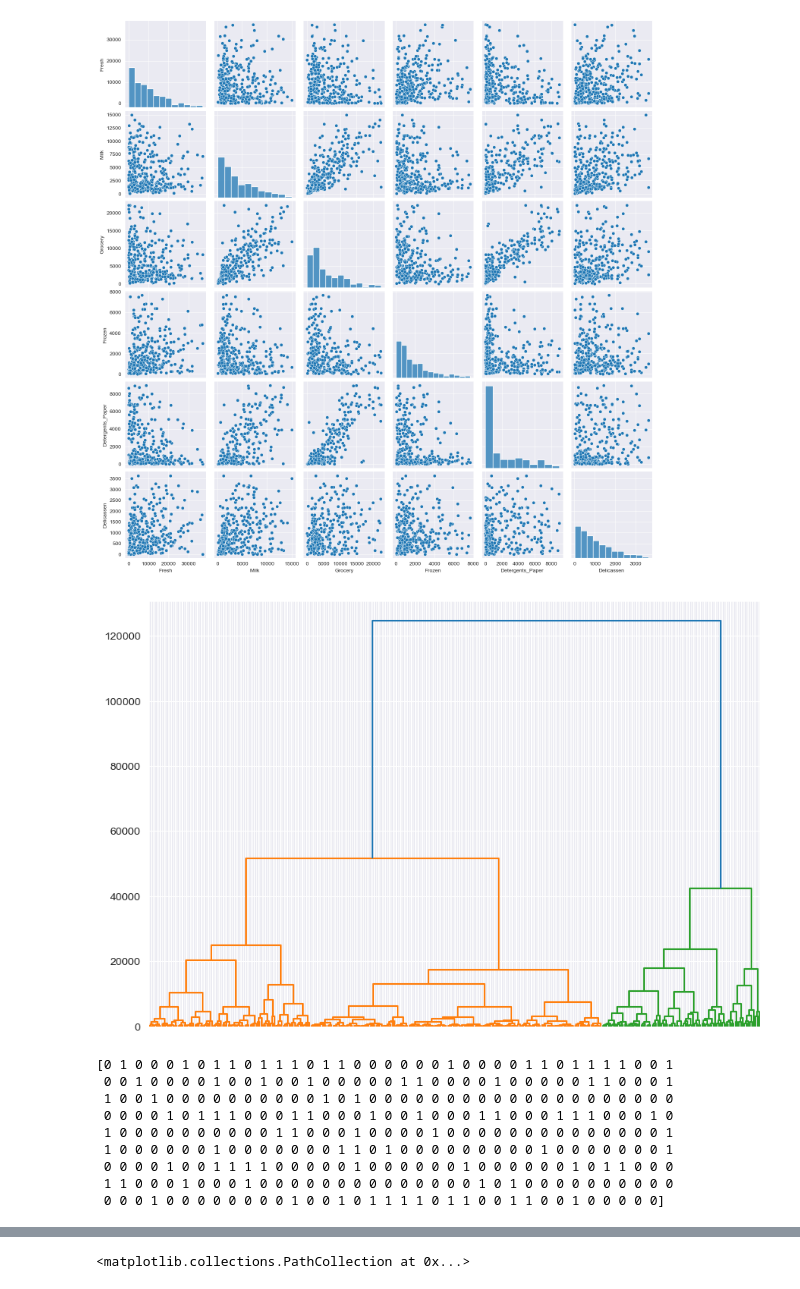
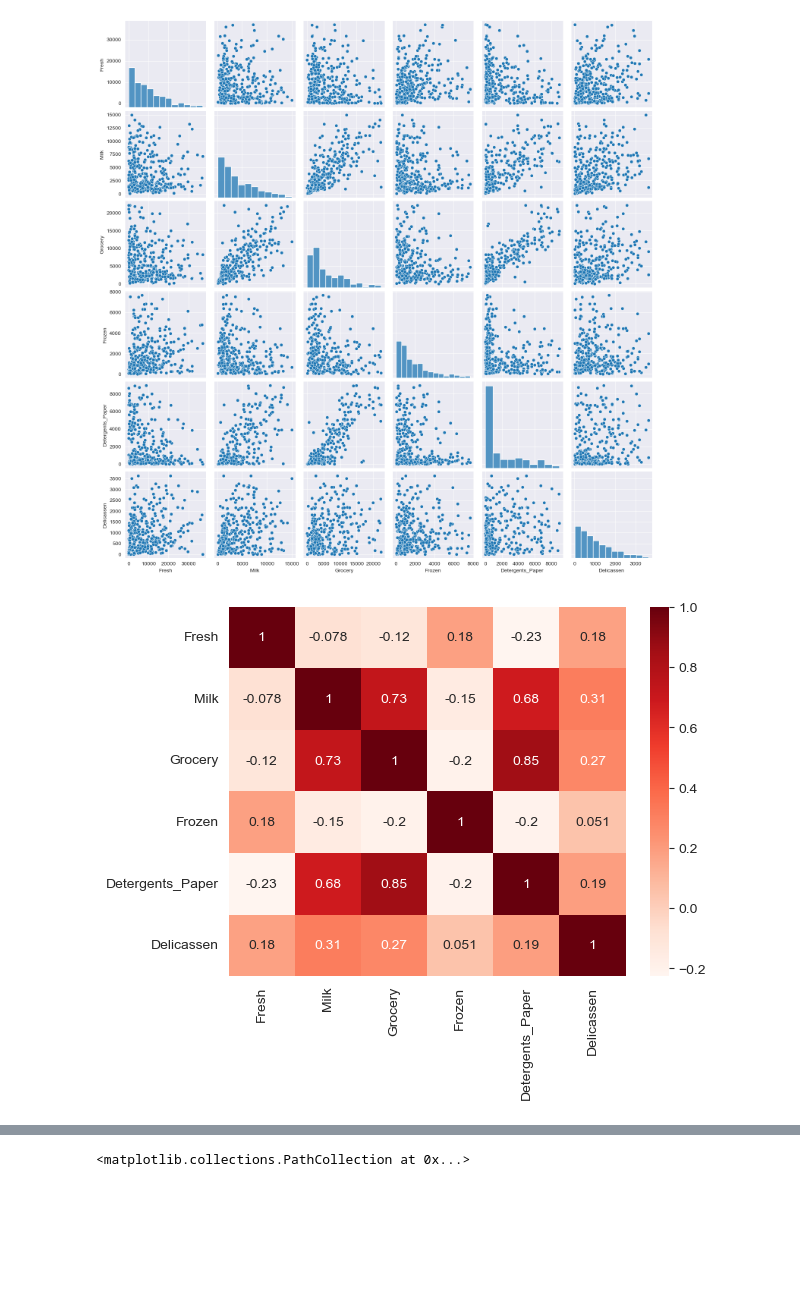
Before and after one commit to Academic-Inquisition/AI-Projekt, a Jupyter notebook: Labb 1/Labb_1_Agglomerative_Clustering.ipynb, the cells around one changed output, grey strips where cells are left out. Saved outputs shown, nothing was run; the diff lists cells and outputs as text; code cells hidden in the pictures; blank space fills up the shorter version.

```diff
--- a/Labb 1/Labb_1_Agglomerative_Clustering.ipynb
+++ b/Labb 1/Labb_1_Agglomerative_Clustering.ipynb
@@ -41,29 +57,11 @@ sns.pairplot(data=normalized_customer_data, vars=['Fresh','Milk','Grocery','Froz
 plt.show()
 # %% [output]
 [figure]
-# %%
-data = normalized_customer_data[['Grocery', 'Milk']]
-linked = linkage(data, 'ward')
-plt.figure(figsize=(10,7))
-dendrogram(linked,
-           orientation='top',
-           distance_sort='descending',
-           show_leaf_counts=True)
-plt.tick_params(labelbottom=False, bottom=False)
-plt.show()
-# %% [output]
-[figure, removed]
-# %%
-cluster = AgglomerativeClustering(n_clusters=2, affinity='euclidean', linkage='ward')
-cluster.fit_predict(data)
-print(cluster.labels_)
-# %% [output]
-[0 1 0 0 0 1 0 1 1 0 1 1 1 0 1 1 0 0 0 0 0 0 1 0 0 0 0 1 1 0 1 1 1 1 0 0 1
- 0 0 1 0 0 0 0 1 0 0 1 0 0 1 0 0 0 0 0 1 1 0 0 0 0 1 0 0 0 0 0 1 1 0 0 0 1
- 1 0 0 1 0 0 0 0 0 0 0 0 0 0 1 0 1 0 0 0 0 0 0 0 0 0 0 0 0 0 0 0 0 0 0 0 0
- 0 0 0 0 1 0 1 1 1 0 0 0 1 1 0 0 0 1 0 0 1 0 0 0 1 1 0 0 0 1 1 1 0 0 0 1 0
- 1 0 0 0 0 0 0 0 0 0 0 1 1 0 0 0 1 0 0 0 0 1 0 0 0 0 0 0 0 0 0 0 0 0 0 0 1
- 1 0 0 0 0 0 0 1 0 0 0 0 0 0 0 1 1 0 1 0 0 0 0 0 0 0 0 0 1 0 0 0 0 0 0 0 1
- 0 0 0 0 1 0 0 1 1 1 1 0 0 0 0 0 1 0 0 0 0 0 0 1 0 0 0 0 0 0 1 0 1 1 0 0 0
- 1 1 0 0 0 1 0 0 0 1 0 0 0 0 0 0 0 0 0 0 0 0 0 0 1 0 1 0 0 0 0 0 0 0 0 0 0
- 0 0 0 1 0 0 0 0 0 0 0 0 1 0 0 1 0 1 1 1 1 0 1 1 0 0 1 1 0 0 1 0 0 0 0 0]
+# %%
+# Create a heatmap to consolidate the data predictions to verify if our identified correlations are strong enough
+sns.heatmap(normalized_customer_data[["Fresh", "Milk", "Grocery", "Frozen", "Detergents_Paper", "Delicassen"]].corr(), annot=True, cmap='Reds')
+plt.show()
+# With this we can confirm the linear correlation between Milk and Grocery as well as Grocery and Detergents_Paper
+# With a clearer correlation existing between Grocery and Detergents_Paper
+# %% [output]
+[figure, added]
```
Also changed, not shown: parts of 8 cells of this notebook, 1 other file.
